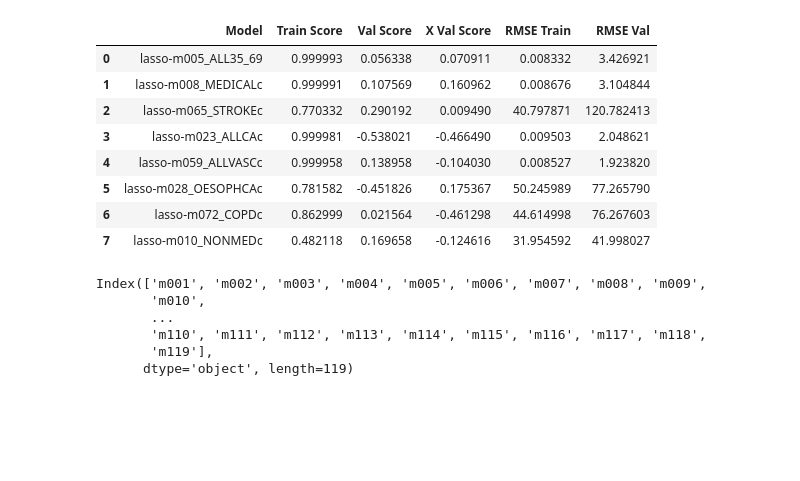
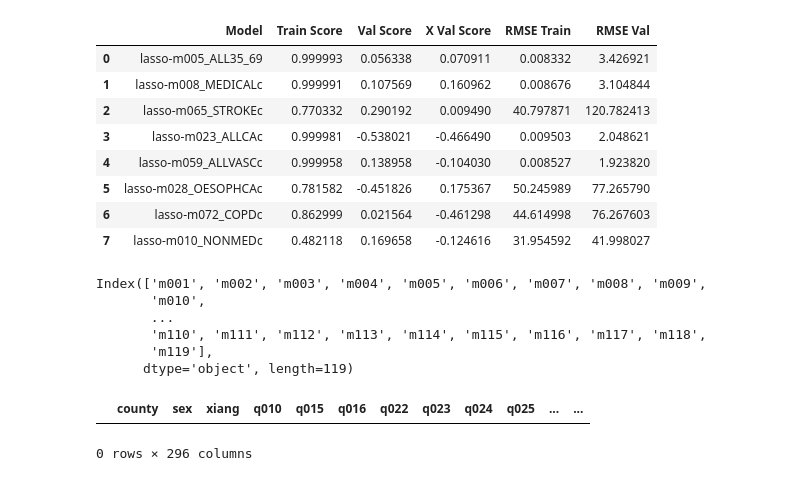
Before and after one commit to colbytse/community_health_project, a Jupyter notebook: jahnavi.ipynb, the cells around one changed output. Drawn from its saved outputs; the diff is of its cells as text; code cells hidden in the pictures; blank space fills up the shorter version.

```diff
--- a/jahnavi.ipynb
+++ b/jahnavi.ipynb
@@ -430,3 +430,11 @@ Index(['m001', 'm002', 'm003', 'm004', 'm005', 'm006', 'm007', 'm008', 'm009',
        'm110', 'm111', 'm112', 'm113', 'm114', 'm115', 'm116', 'm117', 'm118',
        'm119'],
       dtype='object', length=119)
+# %%
+test = pd.read_csv('./cleaned_data_descriptive/combined_df.csv',index_col=[0])
+# %%
+male_df = test[(test.sex=='M')&(test.xiang==3)]
+male_df
+# %% [output]
+|  | county | sex | xiang | q010 | q015 | q016 | q022 | q023 | q024 | q025 | ... | ... |
+0 rows × 296 columns
```
